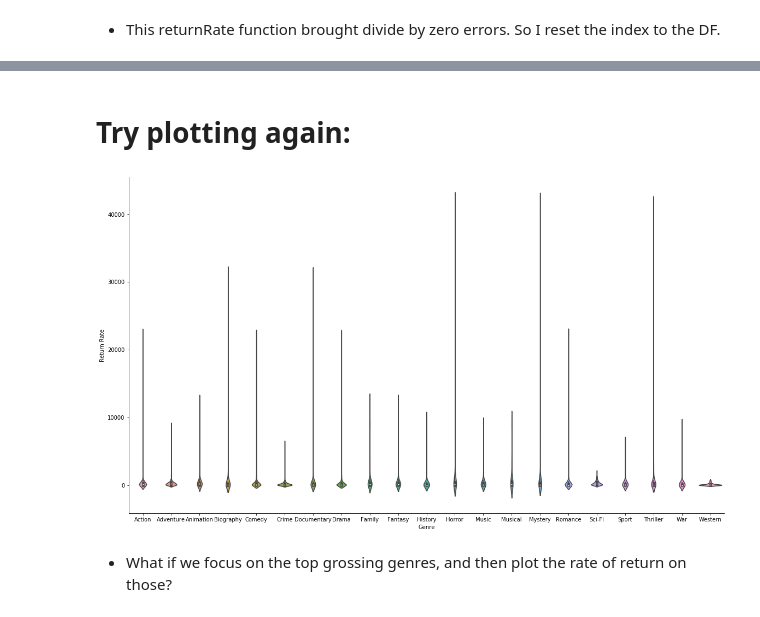
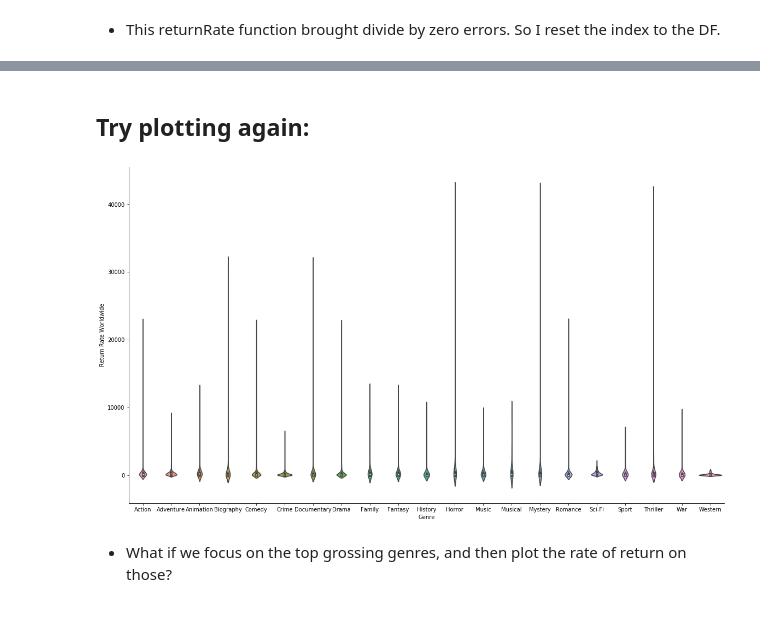
Before and after one commit to kailakay/dsc-mod-1-project-v2-1-onl01-dtsc-ft-041320, a Jupyter notebook: Plotting Genre Finance Info.ipynb, the cells around one changed output, grey strips where cells are left out. Cells and saved outputs as stored; diff of their text form; code cells hidden in the pictures.

```diff
--- a/Plotting Genre Finance Info.ipynb
+++ b/Plotting Genre Finance Info.ipynb
@@ -422,4 +444,4 @@ def returnRate2():
         returnRate.append(thisRate)
     return(returnRate)
 # %%
-GenreDF['Return Rate'] = returnRate2()
+GenreDF2['Return Rate Worldwide'] = returnRate2()
@@ -435,12 +464,12 @@ GenreDF.head()
 # %% [markdown]
-# Try plotting again:
+## Try plotting again:
 # %%
-g = sns.catplot(x= 'Genre', y= 'Return Rate', kind='violin', data = GenreDF)
+g = sns.catplot(x= 'Genre', y= 'Return Rate Worldwide', kind='violin', data = GenreDF2)
 
 g.fig.set_figwidth(20)
 g.fig.set_figheight(10)
 # %% [output]
-[figure, old version]
+[figure, new version]
 # %% [markdown]
 - What if we focus on the top grossing genres, and then plot the rate of return on those?
 # %%
```
Also changed, not shown: parts of 46 cells of this notebook, 2 other files.
